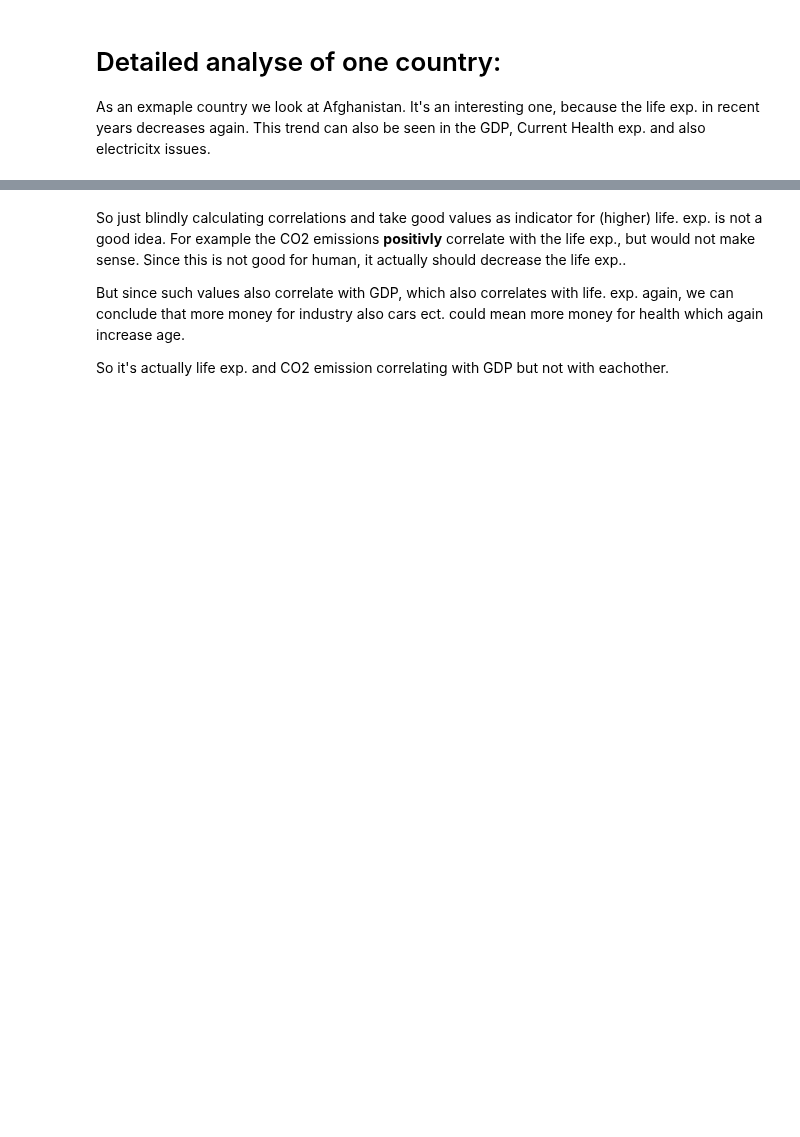
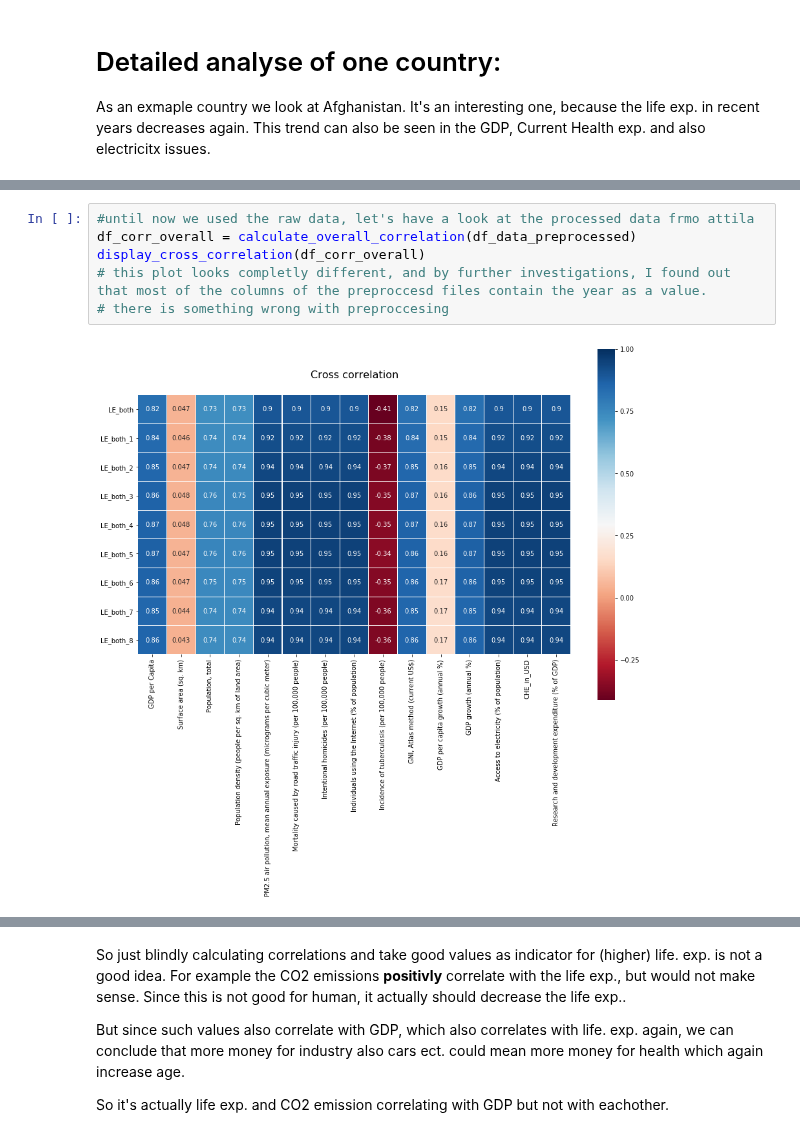
Before and after one commit to patrickFuerst/human_life_exp, a Jupyter notebook: Data Analysis(Patrick).ipynb, the cells around one changed output, grey strips where cells are left out. Cells and saved outputs as stored; diff of their text form; blank space fills up the shorter version.

```diff
--- a/Data Analysis(Patrick).ipynb
+++ b/Data Analysis(Patrick).ipynb
@@ -180,0 +185,8 @@ display_cross_correlation(df_accum_corr)
+# %%
+#until now we used the raw data, let's have a look at the processed data frmo attila
+df_corr_overall = calculate_overall_correlation(df_data_preprocessed)
+display_cross_correlation(df_corr_overall)
+# this plot looks completly different, and by further investigations, I found out that most of the columns of the preproccesd files contain the year as a value.
+# there is something wrong with preproccesing
+# %% [output]
+[figure, added]
```
Also changed, not shown: parts of 14 cells of this notebook.
